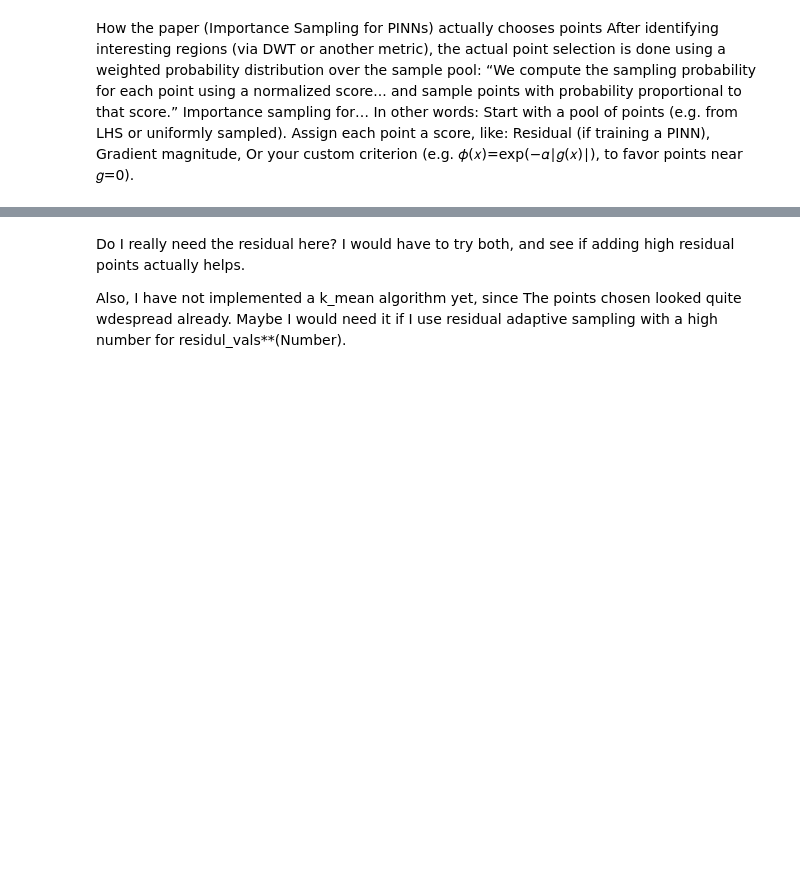
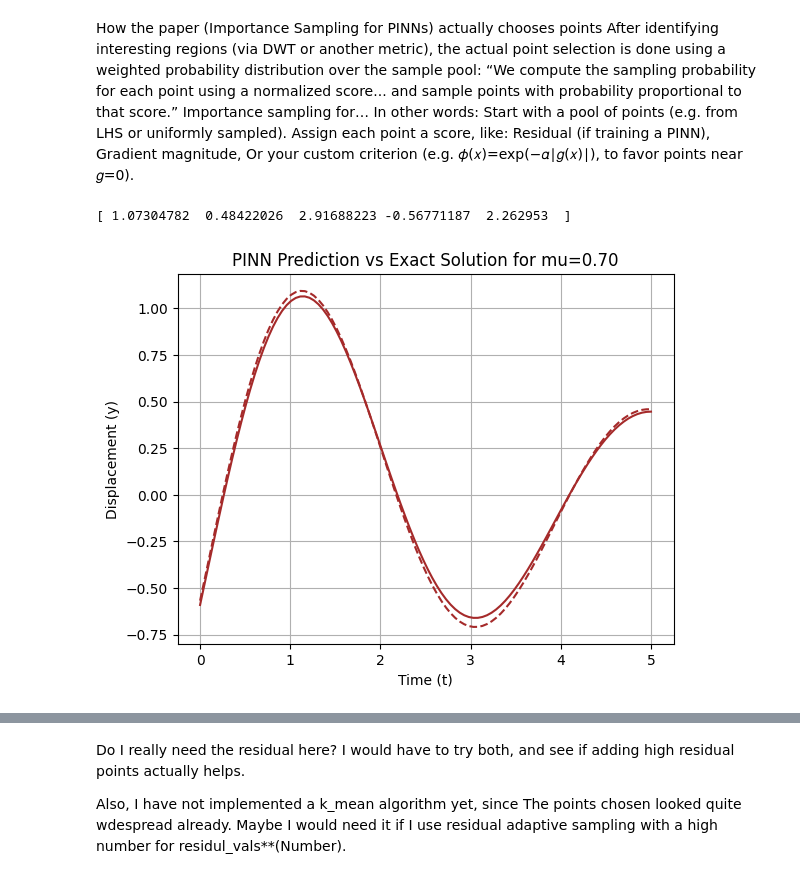
Before and after one commit to jolu2111/Master_thesis, a Jupyter notebook: Code/05_Normalization.ipynb, the cells around one changed output, grey strips where cells are left out. Cells and saved outputs as stored; diff of their text form; code cells hidden in the pictures; blank space fills up the shorter version.

```diff
--- a/Code/05_Normalization.ipynb
+++ b/Code/05_Normalization.ipynb
@@ -678,3 +738,24 @@ num_samples = 1000
 
 LHS_samples, sampled_params = generate_latin_hypercube_samples(specs, params['norm_info'], num_samples)
+# %%
+print(LHS_samples[20])
+test_values = LHS_samples[20]
+test_params = make_input_params(t_coll, test_values, params['norm_info'])
+
+# Get the PINN prediction
+y_pred = PINN_model(t_coll, *test_params)
+# Compute the exact solution using the provided function (convert t_test to numpy)
+y_exact = damped_harmonic_oscillator(t_test,
+                                        *test_values)
+
+plt.plot(t_test, y_pred.detach().numpy(), color=colors[idx], label=f'm={m:.2f}')
+plt.plot(t_test, y_exact, color=colors[idx], linestyle='--')
+
+plt.title(f'PINN Prediction vs Exact Solution for mu={mu:.2f}')
+plt.xlabel('Time (t)')
+plt.ylabel('Displacement (y)')
+plt.grid(True)
+# %% [output]
+[ 1.07304782  0.48422026  2.91688223 -0.56771187  2.262953  ]
+[figure, added]
 # %%
```
Also changed, not shown: parts of 17 cells of this notebook, 6 other files.
